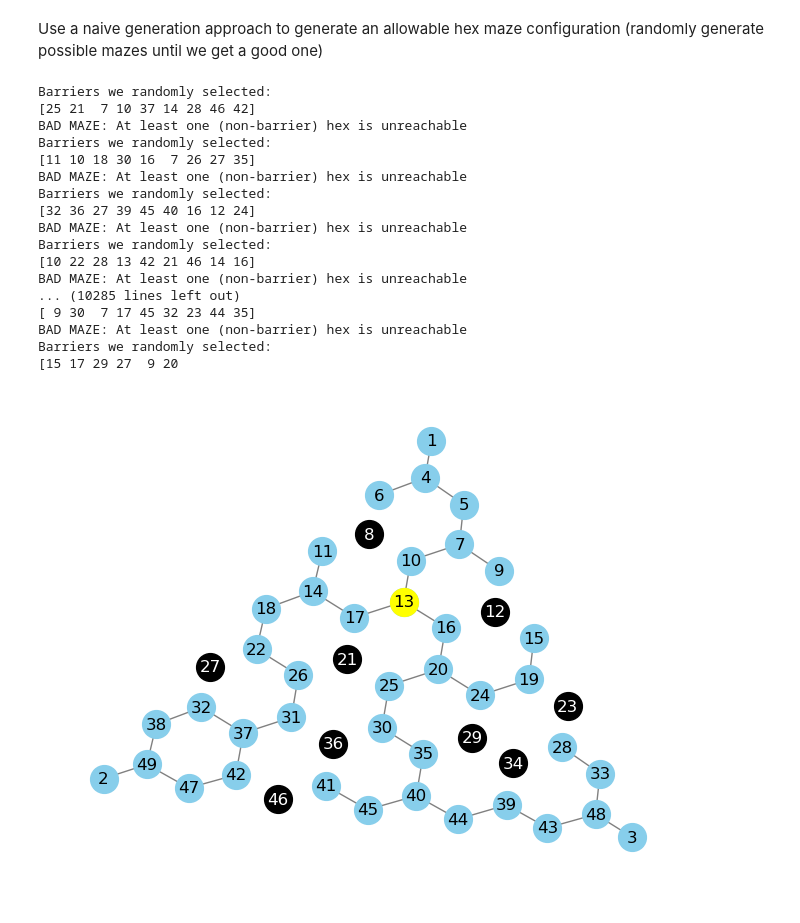
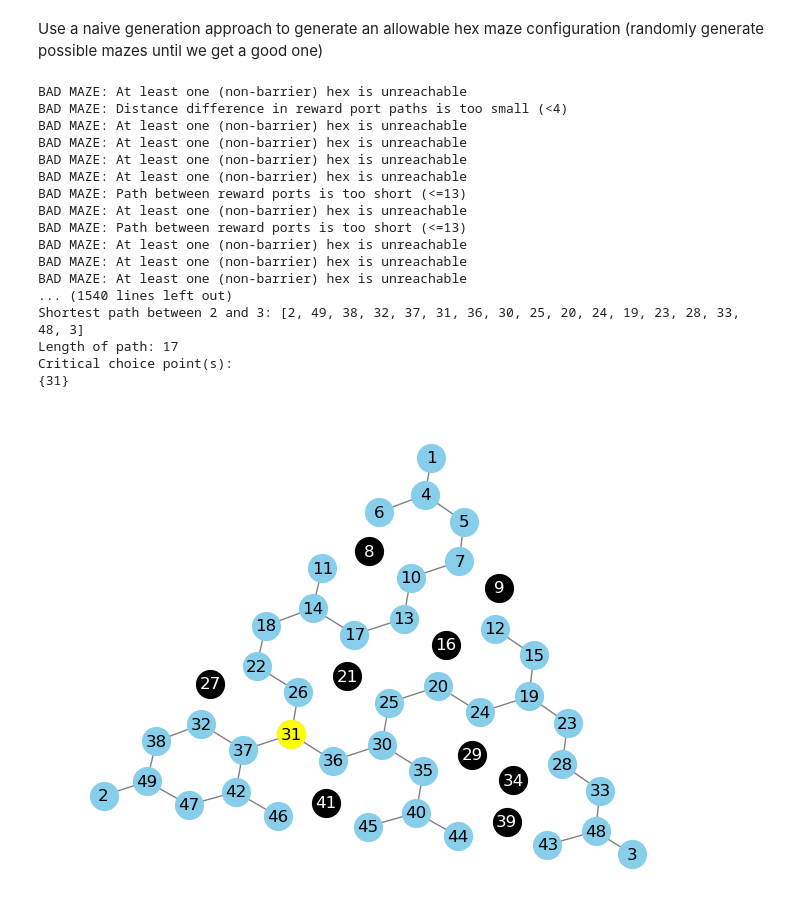
Before and after one commit to calderast/Maze_config, a Jupyter notebook: hex-maze-generator.ipynb, the cells around one changed output. Drawn from its saved outputs; the diff is of its cells as text; code cells hidden in the pictures.

Commit message:
generate SO MANY mazes

```diff
--- a/hex-maze-generator.ipynb
+++ b/hex-maze-generator.ipynb
@@ -248,6 +256,7 @@ Use a naive generation approach to generate an allowable hex maze configuration
 # %%
 # Create the empty hex maze
 empty_hex_maze = create_hex_maze()
+barriers = []
 
 # Generate a set of 9 random barriers until we get a good maze
 is_good_maze = False
@@ -257,59 +266,59 @@ while not is_good_maze:
 
     # Randomly select 9 barriers
     barriers = np.random.choice(POSSIBLE_BARRIERS, size=9, replace=False)
-    print("Barriers we randomly selected:")
-    print(barriers)
 
     # Add the barriers to the empty maze
     for barrier in barriers:
         G.remove_node(barrier)
 
     # Check if this is a good maze
-    is_good_maze = is_valid_maze(G)
+    is_good_maze = is_valid_maze(G, complain=True)
 
+# Print the barriers we chose
+print("Barriers:", barriers)
 # Once we get a good maze, print some stats about it
 print("Shortest path between 1 and 2:", nx.shortest_path(G, source=1, target=2))
 print("Length of path:", len(nx.shortest_path(G, source=1, target=2)))
 print("Shortest path between 1 and 3:", nx.shortest_path(G, source=1, target=3))
 print("Length of path:", len(nx.shortest_path(G, source=1, target=3)))
 print("Shortest path between 2 and 3:", nx.shortest_path(G, source=2, target=3))
 print("Length of path:", len(nx.shortest_path(G, source=2, target=3)))
 
 print("Critical choice point(s):")
 choice_points = find_all_critical_choice_points(G)
 print(choice_points)
 
 # Get the graph layout of the original maze
 pos = nx.kamada_kawai_layout(empty_hex_maze)
 
 # Draw the available hexes using this layout
 nx.draw(G, pos, with_labels=True, node_color='skyblue', edge_color='gray', node_size=400)
 
 # Add the barriers in black
 nx.draw_networkx_nodes(empty_hex_maze, pos, nodelist={b: b for b in barriers}, node_color='black', node_size=400)
 nx.draw_networkx_labels(empty_hex_maze, pos, labels={b: b for b in barriers}, font_color='white')
 
 # Make the choice point(s) yellow
 for choice_point in choice_points:
     nx.draw_networkx_nodes(empty_hex_maze, pos, nodelist=[choice_point], node_color='yellow', node_size=400)
 
 plt.show()
 # %% [output]
-Barriers we randomly selected:
-[25 21  7 10 37 14 28 46 42]
 BAD MAZE: At least one (non-barrier) hex is unreachable
-Barriers we randomly selected:
-[11 10 18 30 16  7 26 27 35]
+BAD MAZE: Distance difference in reward port paths is too small (<4)
 BAD MAZE: At least one (non-barrier) hex is unreachable
-Barriers we randomly selected:
-[32 36 27 39 45 40 16 12 24]
 BAD MAZE: At least one (non-barrier) hex is unreachable
-Barriers we randomly selected:
-[10 22 28 13 42 21 46 14 16]
 BAD MAZE: At least one (non-barrier) hex is unreachable
-... (10285 lines left out)
-[ 9 30  7 17 45 32 23 44 35]
 BAD MAZE: At least one (non-barrier) hex is unreachable
-Barriers we randomly selected:
-[15 17 29 27  9 20
+BAD MAZE: Path between reward ports is too short (<=13)
+BAD MAZE: At least one (non-barrier) hex is unreachable
+BAD MAZE: Path between reward ports is too short (<=13)
+BAD MAZE: At least one (non-barrier) hex is unreachable
+BAD MAZE: At least one (non-barrier) hex is unreachable
+BAD MAZE: At least one (non-barrier) hex is unreachable
+... (1540 lines left out)
+Shortest path between 2 and 3: [2, 49, 38, 32, 37, 31, 36, 30, 25, 20, 24, 19, 23, 28, 33, 48, 3]
+Length of path: 17
+Critical choice point(s):
+{31}
-[figure, old version]
+[figure, new version]
```
Also changed, not shown: parts of 3 cells of this notebook.
